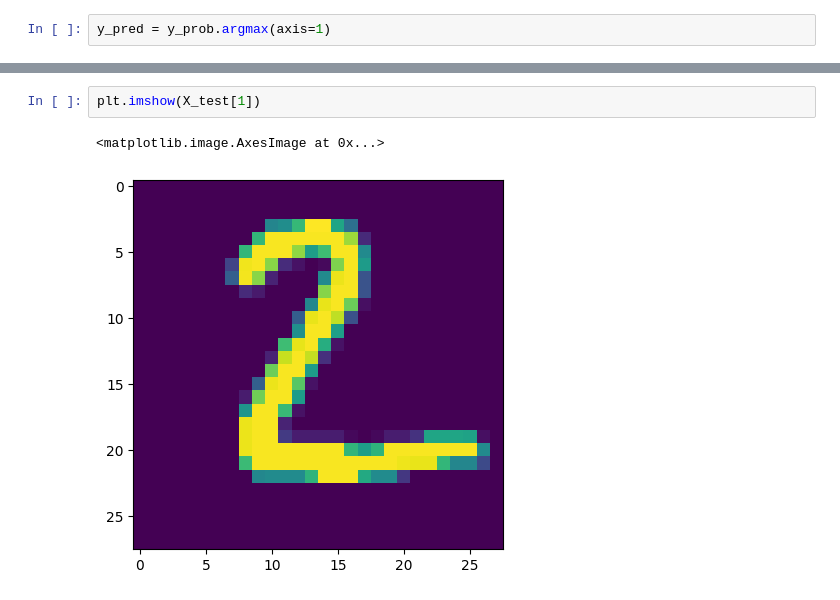
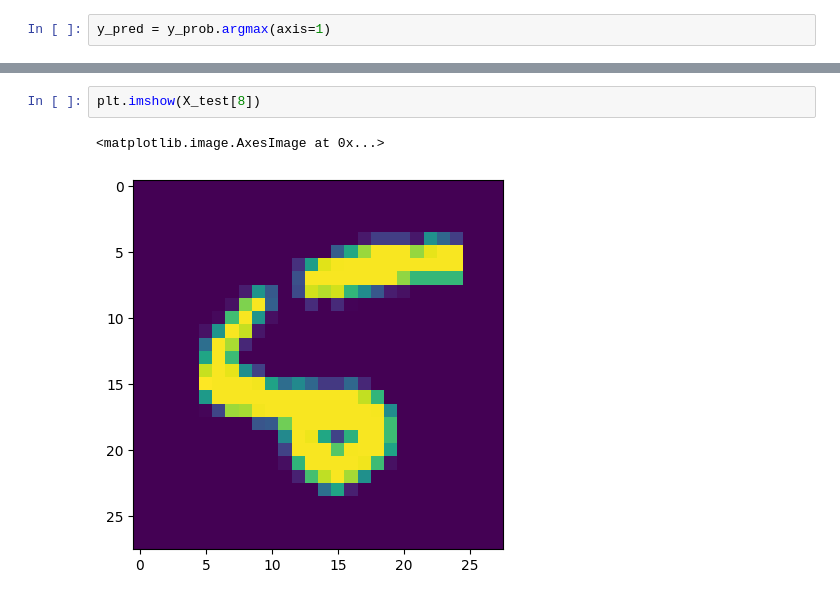
Before and after one commit to LakshThakre/DeepLearning, a Jupyter notebook: Handwritten_Digit_Classification_Using_ANN.ipynb, the cells around one changed output, grey strips where cells are left out. Drawn from its saved outputs; the diff is of its cells as text.

```diff
--- a/Handwritten_Digit_Classification_Using_ANN.ipynb
+++ b/Handwritten_Digit_Classification_Using_ANN.ipynb
@@ -96,6 +96,6 @@ accuracy_score(y_test,y_pred)
 # %%
-plt.imshow(X_test[1])
+plt.imshow(X_test[8])
 # %% [output]
 <matplotlib.image.AxesImage at 0x...>
-[figure, old version]
+[figure, new version]
 # %%
```
Also changed, not shown: parts of 3 cells of this notebook, 2 other files.
